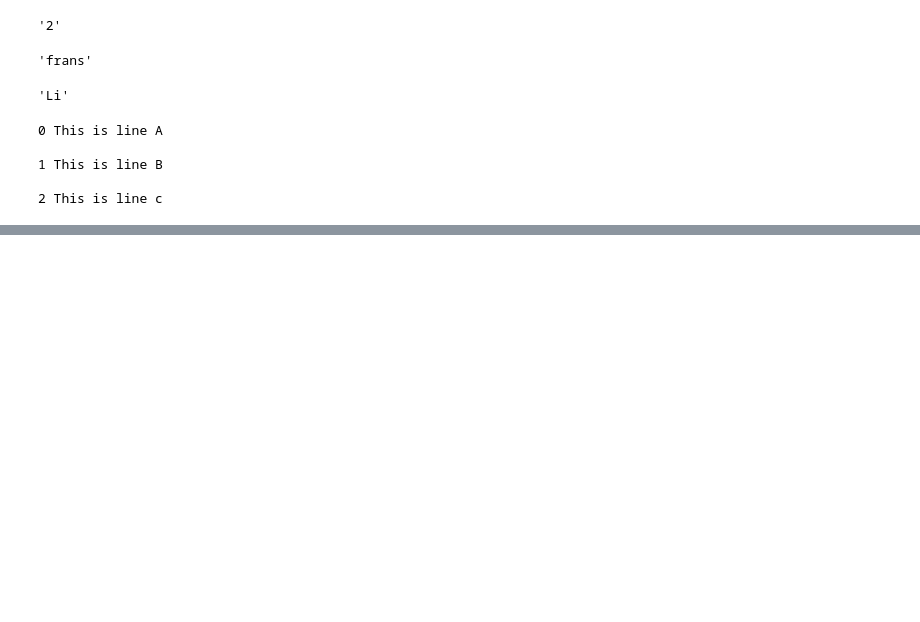
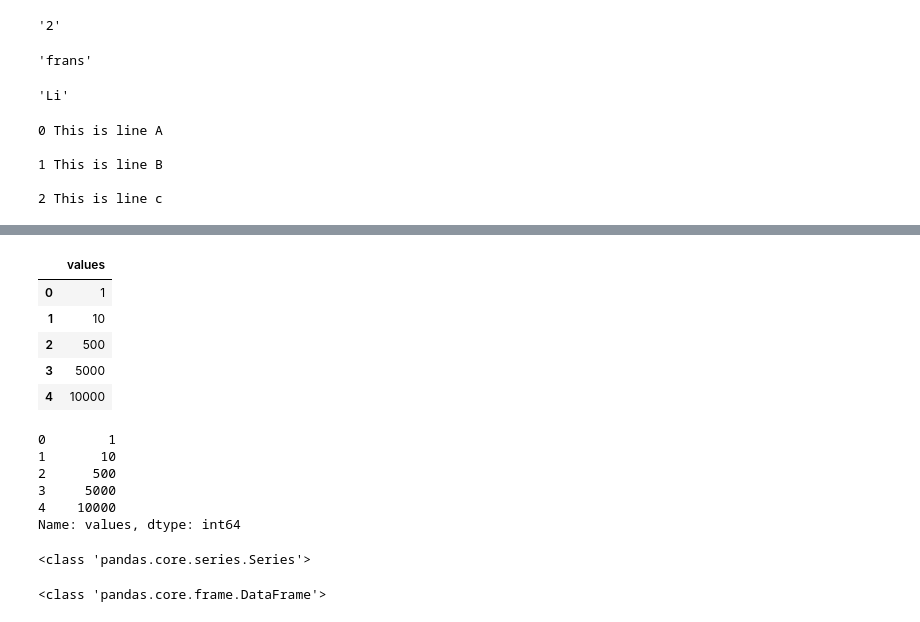
Before and after one commit to BitFlippa27/DataScience, a Jupyter notebook: JuypterNotebooks/Playground.ipynb, the cells around one changed output, grey strips where cells are left out. Cells and saved outputs as stored; diff of their text form; code cells hidden in the pictures; blank space fills up the shorter version.

```diff
--- a/JuypterNotebooks/Playground.ipynb
+++ b/JuypterNotebooks/Playground.ipynb
@@ -173,0 +249,26 @@ with open("/Users/Dennis/Desktop/HOME/DataScience/JuypterNotebooks/test2.txt" ,"
+# %%
+df[["values"]]
+# %% [output]
+|  | values |
+| 0 | 1 |
+| 1 | 10 |
+| 2 | 500 |
+| 3 | 5000 |
+| 4 | 10000 |
+# %%
+df["values"]
+# %% [output]
+0        1
+1       10
+2      500
+3     5000
+4    10000
+Name: values, dtype: int64
+# %%
+print(type(df["values"]))
+# %% [output]
+<class 'pandas.core.series.Series'>
+# %%
+print(type(df[["values"]]))
+# %% [output]
+<class 'pandas.core.frame.DataFrame'>
```
Also changed, not shown: parts of 5 cells of this notebook, 10 other files.
